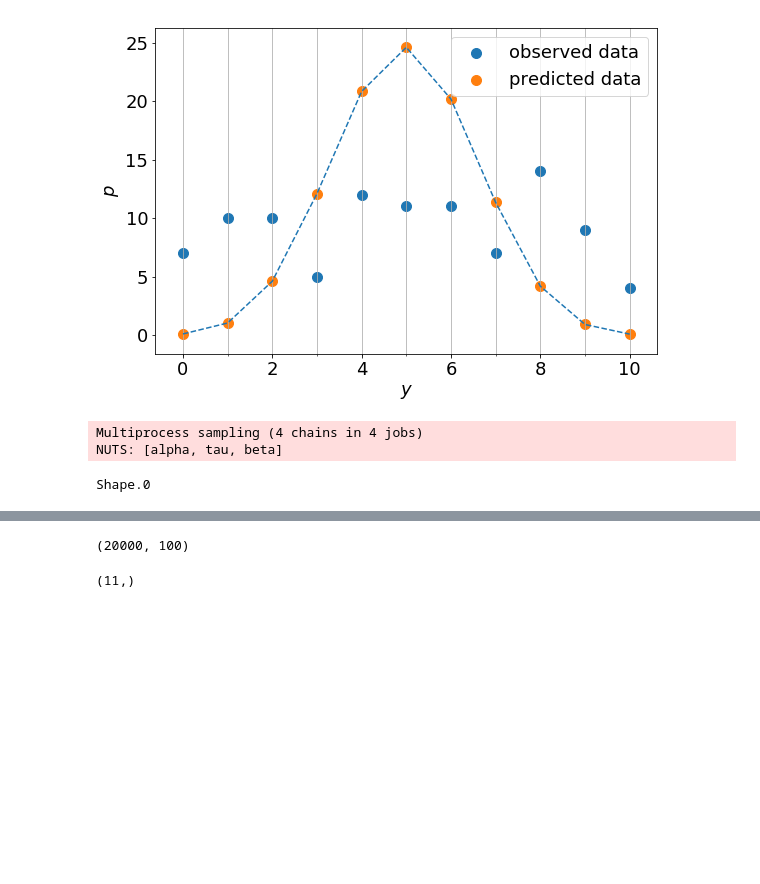
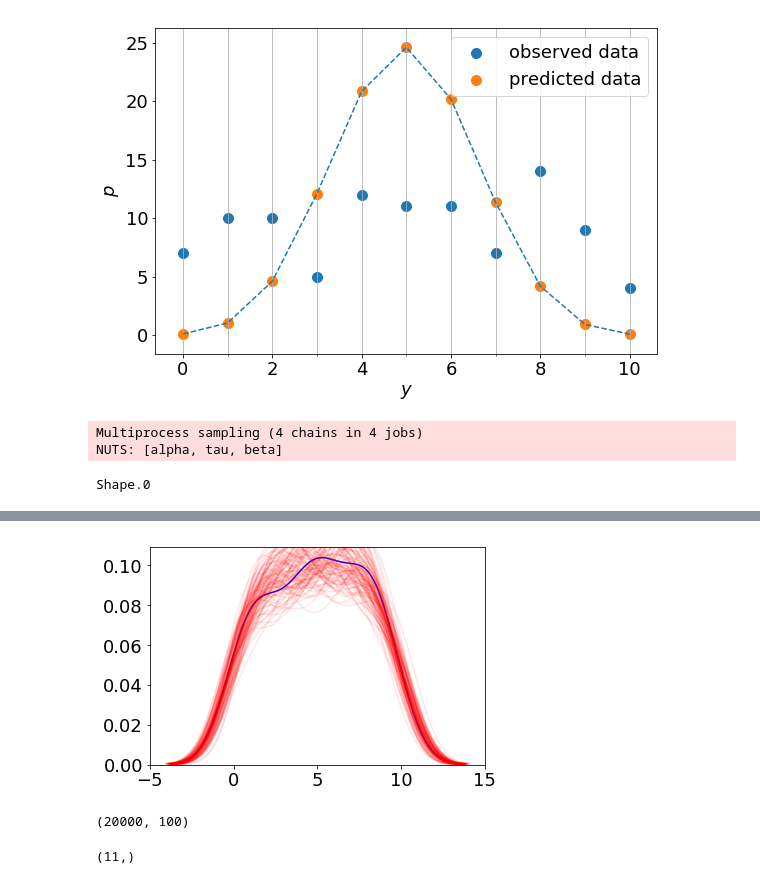
Before and after one commit to seiya-kumada/cct_blog, a Jupyter notebook: pymc3/sample_0.ipynb, the cells around one changed output, grey strips where cells are left out. Saved outputs shown, nothing was run; the diff lists cells and outputs as text; code cells hidden in the pictures; blank space fills up the shorter version.

```diff
--- a/pymc3/sample_0.ipynb
+++ b/pymc3/sample_0.ipynb
@@ -168,3 +169,15 @@ plt.show()
+# %%
+sample_size = 100
+y_pred = pm.sample_ppc(trace, sample_size, model=model)
+sns.kdeplot(ys, color='b')
+# sns.distplot(ys, bins=11, color='b')
+
+for i in y_pred['y']:
+    sns.kdeplot(i, color='r', alpha=0.1)
+#     sns.distplot(i, color='r')
+plt.show()
+# %% [output]
+[figure, added]
 # %%
 def sigmoid(x):
     return 1.0 / (1.0 + np.exp(-x))
```
Also changed, not shown: parts of 7 cells of this notebook.
